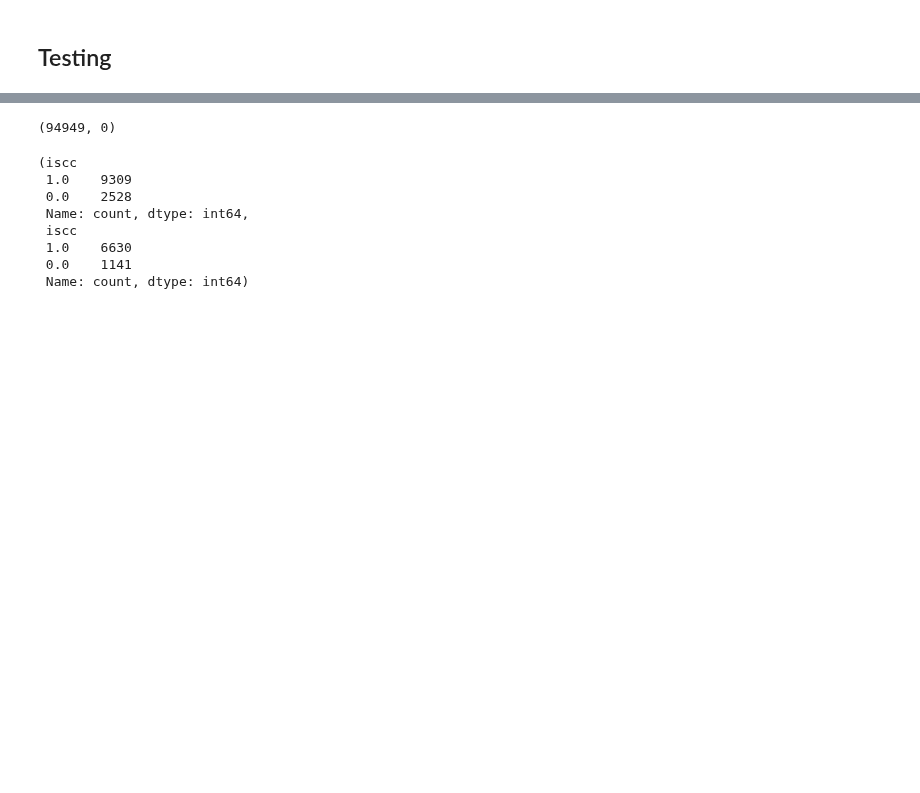
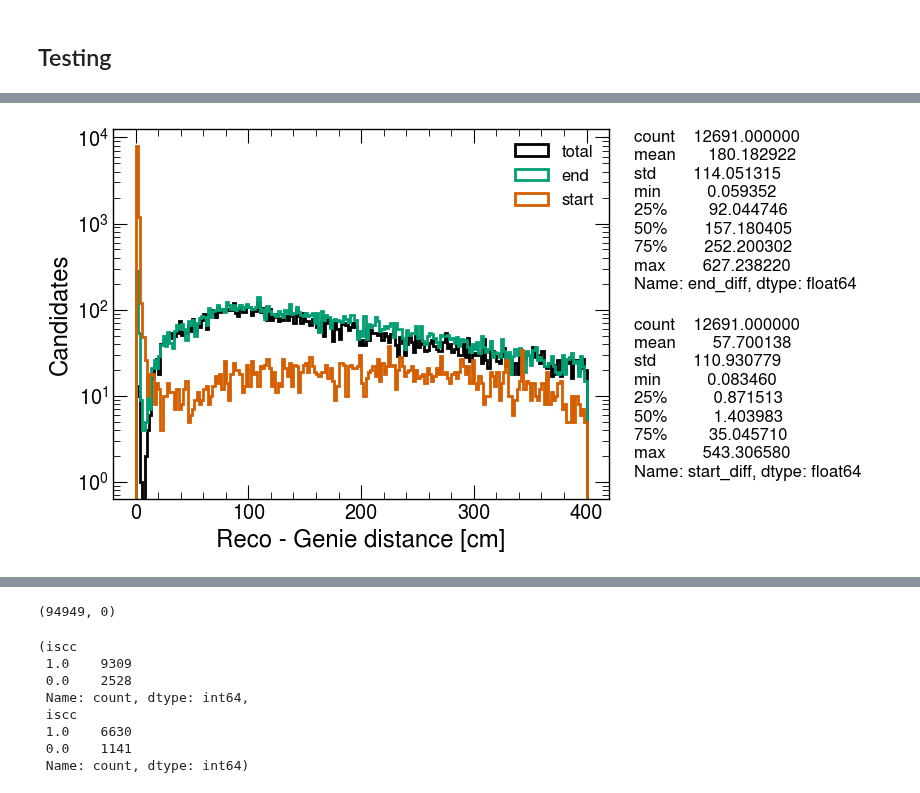
Before and after one commit to sungbinoh/cafpyana, a Jupyter notebook: analysis_village/numuincl/postprocess.ipynb, the cells around one changed output, grey strips where cells are left out. Saved outputs shown, nothing was run; the diff lists cells and outputs as text; code cells hidden in the pictures; blank space fills up the shorter version.

```diff
--- a/analysis_village/numuincl/postprocess.ipynb
+++ b/analysis_village/numuincl/postprocess.ipynb
@@ -256,0 +1026,16 @@ POT_LABEL = f'{pot_base:.2f} x 10$^{{{pot_mag}}}$ POT'
+# %%
+dx = 2
+endx = 400+dx
+bins = np.arange(0,endx,dx)
+# %%
+fig,ax = plt.subplots()
+ax.hist([inter.data[m2].start_diff,inter.data[m2].end_diff,inter.data[m2].start_diff+inter.data[m2].end_diff],
+bins=bins,histtype='step',label=['start','end','total'])
+ax.legend()
+ax.set_xlabel('Reco - Genie distance [cm]')
+ax.set_ylabel('Candidates')
+ax.set_yscale('log')
+plotters.add_label(ax,inter.data[m2].start_diff.describe(),where='bottomrightoutside',color='black',alpha=1.,fontsize=12)
+plotters.add_label(ax,inter.data[m2].end_diff.describe(),where=(1.05,1.0),horizontalalignment='left',verticalalignment='top',color='black',alpha=1.,fontsize=12)
+# %% [output]
+[figure, added]
```
Also changed, not shown: parts of 56 cells of this notebook, 5 other files.
